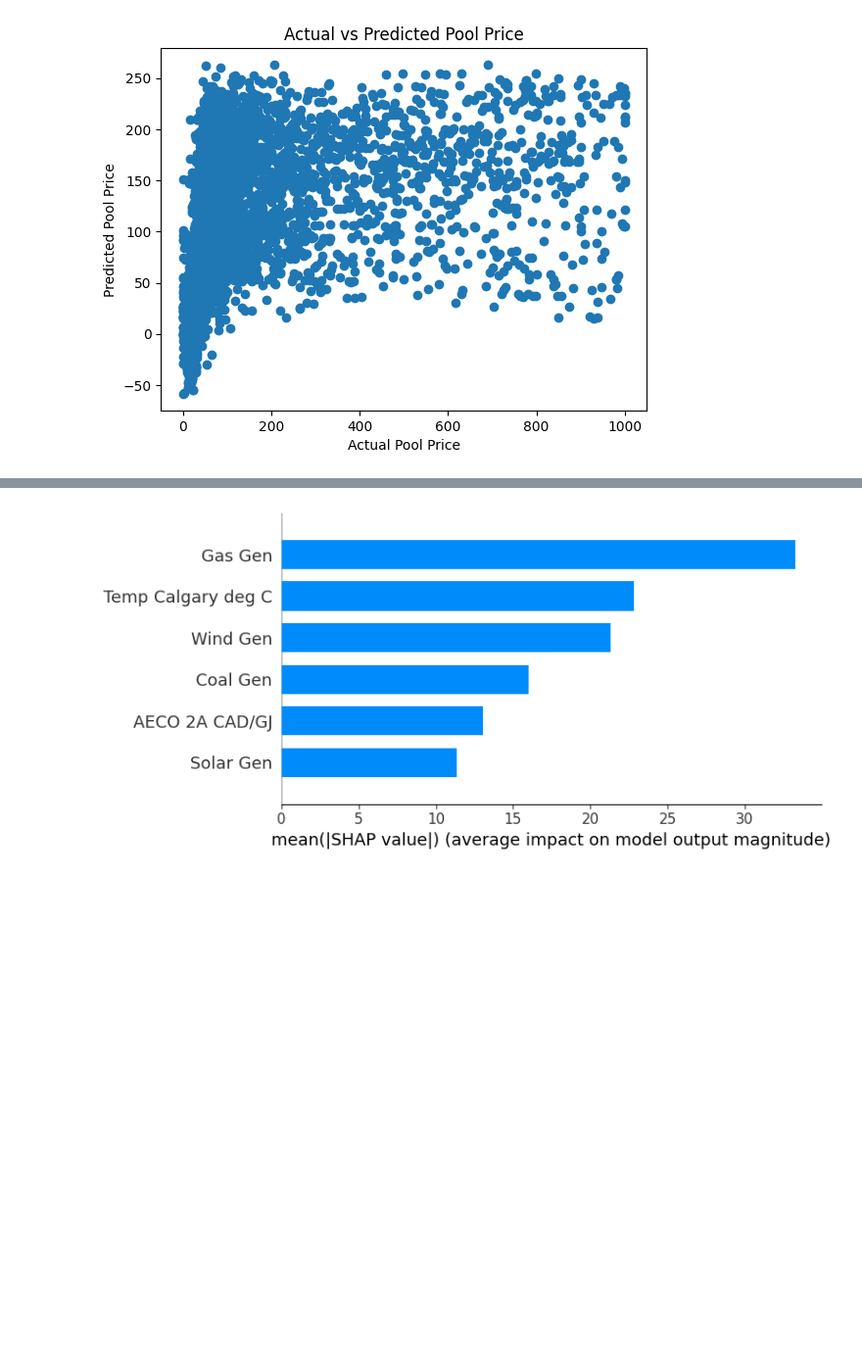
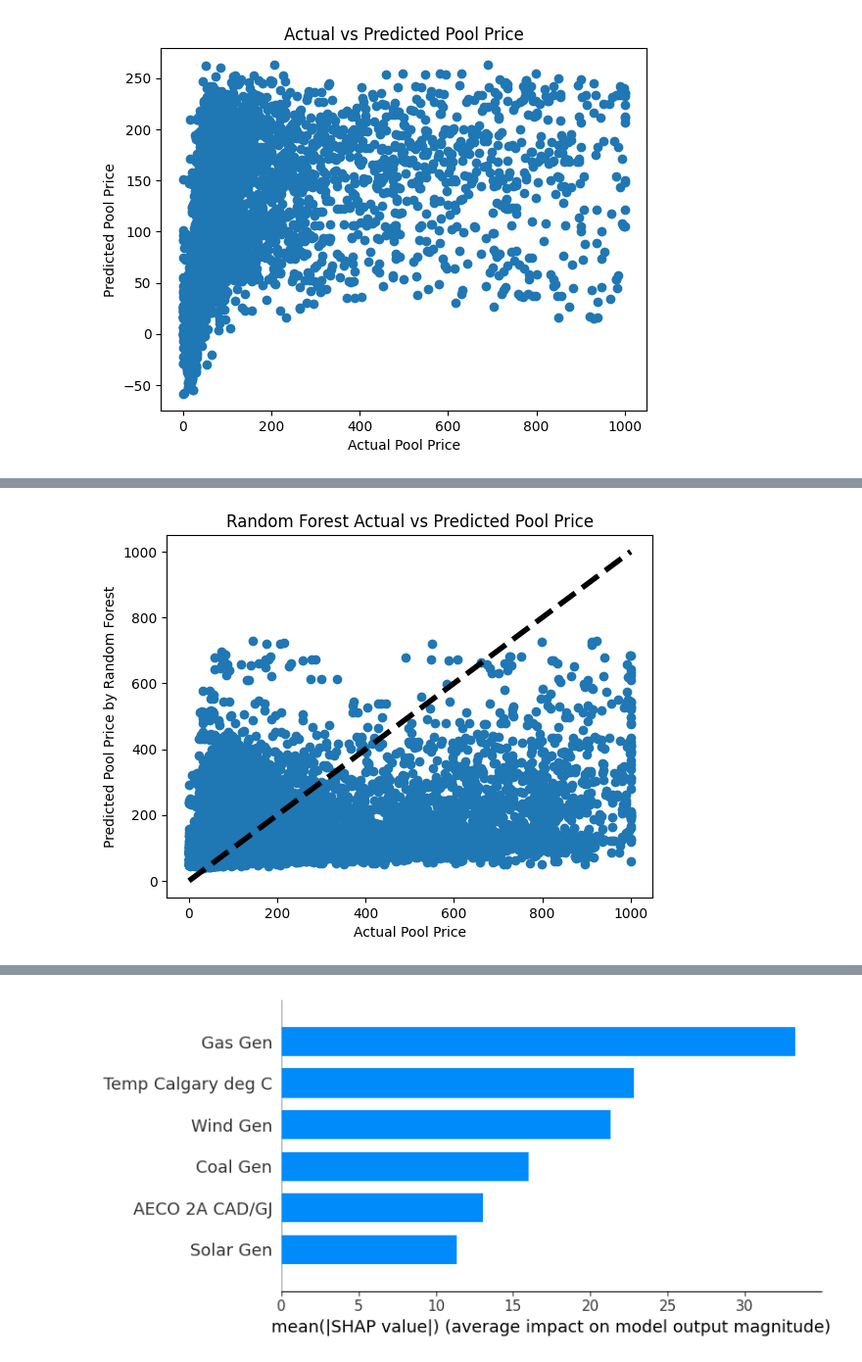
Before and after one commit to gaoqian310/utility_price_forecast, a Jupyter notebook: explortory_analysis_v4.ipynb, the cells around one changed output, grey strips where cells are left out. Shown at 98% size. Drawn from its saved outputs; the diff is of its cells as text; code cells hidden in the pictures; blank space fills up the shorter version.

Commit message:
more models in v4

```diff
--- a/explortory_analysis_v4.ipynb
+++ b/explortory_analysis_v4.ipynb
@@ -136,19 +132,23 @@ R-squared: 0.21010136750370856
 from sklearn.ensemble import RandomForestRegressor
 from sklearn.inspection import permutation_importance
 
+
+# Sort the data by date
+df = data.sort_values(by='Date')
+
 # Handling NaN values using SimpleImputer
 imputer = SimpleImputer(missing_values=np.nan, strategy='mean')
-X_imputed = imputer.fit_transform(data[['Temp Calgary deg C', 'AECO 2A CAD/GJ', 'Coal Gen', 'Gas Gen', 'Solar Gen', 'Wind Gen']])
+X_imputed = imputer.fit_transform(train_data[['Temp Calgary deg C', 'AECO 2A CAD/GJ', 'Coal Gen', 'Gas Gen', 'Solar Gen', 'Wind Gen']])
 
 # Preparing the data for modeling
-X = pd.DataFrame(X_imputed, columns=['Temp Calgary deg C', 'AECO 2A CAD/GJ', 'Coal Gen', 'Gas Gen', 'Solar Gen', 'Wind Gen'])  # independent variables
-y = data['AESO Pool Price CAD/MWh'].dropna()  # dependent variable
-
-# Ensure that the index aligns between X and y after dropping NaN values
-X = X.loc[y.index]
+X = data[['Temp Calgary deg C', 'AECO 2A CAD/GJ', 'Coal Gen', 'Gas Gen', 'Solar Gen', 'Wind Gen']]  # independent variables
+y = data['AESO Pool Price CAD/MWh']  # dependent variable
 
 # Splitting the data into training and testing sets
 X_train, X_test, y_train, y_test = train_test_split(X, y, test_size=0.2, random_state=0)
+
+# Splitting the data into training and testing sets
+#X_train, X_test, y_train, y_test = train_test_split(X, y, test_size=0.2, random_state=0)
 
 # Creating the Random Forest model
 rf_model = RandomForestRegressor(n_estimators=100, random_state=0)
@@ -193,3 +193,73 @@ Wind Gen: 0.1048
 Random Forest Mean Squared Error: 8276.316635547357
 Random Forest R-squared: 0.5027435431854367
 [figure]
+# %%
+from sklearn.ensemble import RandomForestRegressor
+from sklearn.inspection import permutation_importance
+
+
+# Sort the data by date
+df = data.sort_values(by='Date')
+
+# Define date ranges
+start_date_1 = pd.Timestamp('2015-01-01 00:00:00')
+end_date_1 = pd.Timestamp('2021-12-31 23:00:00')
+start_date_2 = pd.Timestamp('2022-01-01 00:00:00')
+end_date_2 = pd.Timestamp('2023-12-31 23:00:00')
+
+# Create masks for slicing
+mask_train = (df['Date'] >= start_date_1) & (df['Date'] <= end_date_1)
+mask_test = (df['Date'] >= start_date_2) & (df['Date'] <= end_date_2)
+
+# Create training and test datasets
+train_data = df[mask_train]
+test_data = df[mask_test]
+
+# Handling NaN values using SimpleImputer
+imputer = SimpleImputer(missing_values=np.nan, strategy='mean')
+X_imputed = imputer.fit_transform(train_data[['Temp Calgary deg C', 'AECO 2A CAD/GJ', 'Coal Gen', 'Gas Gen', 'Solar Gen', 'Wind Gen']])
+
+# Preparing the data for modeling
+X_train = pd.DataFrame(X_imputed, columns=['Temp Calgary deg C', 'AECO 2A CAD/GJ', 'Coal Gen', 'Gas Gen', 'Solar Gen', 'Wind Gen'])  # independent variables
+y_train = train_data['AESO Pool Price CAD/MWh'].dropna()  # dependent variable
+X_test_imputed = imputer.fit_transform(test_data[['Temp Calgary deg C', 'AECO 2A CAD/GJ', 'Coal Gen', 'Gas Gen', 'Solar Gen', 'Wind Gen']])
+X_test = pd.DataFrame(X_test_imputed, columns=['Temp Calgary deg C', 'AECO 2A CAD/GJ', 'Coal Gen', 'Gas Gen', 'Solar Gen', 'Wind Gen'])  # independent variables
+y_test = test_data['AESO Pool Price CAD/MWh'].dropna()  # dependent variable
+
+# Splitting the data into training and testing sets
+#X_train, X_test, y_train, y_test = train_test_split(X, y, test_size=0.2, random_state=0)
+
+# Creating the Random Forest model
+rf_model = RandomForestRegressor(n_estimators=100, random_state=0)
+
+# Training the model
+rf_model.fit(X_train, y_train)
+
+# Making predictions
+y_pred_rf = rf_model.predict(X_test)
+
+# Evaluating the model
+mse_rf = mean_squared_error(y_test, y_pred_rf)
+r2_rf = r2_score(y_test, y_pred_rf)
+
+# Compute permutation importance
+perm_importance = permutation_importance(model, X_test, y_test, n_repeats=10, random_state=0)
+
+# Get feature importances
+feature_importances = perm_importance.importances_mean
+
+# Print feature importances
+for feature, importance in zip(X.columns, feature_importances):
+    print(f'{feature}: {importance:.4f}')
+
+print(f'Random Forest Mean Squared Error: {mse_rf}')
+print(f'Random Forest R-squared: {r2_rf}')
+
+# Plotting the results
+plt.scatter(y_test, y_pred_rf)
+plt.xlabel('Actual Pool Price')
+plt.ylabel('Predicted Pool Price by Random Forest')
+plt.title('Random Forest Actual vs Predicted Pool Price')
+plt.plot([y.min(), y.max()], [y.min(), y.max()], 'k--', lw=4)
+plt.show()
+# %% [output]
@@ -196,3 +274,4 @@ Random Forest R-squared: 0.5027435431854367
+[figure, added]
 # %%
 from sklearn.preprocessing import StandardScaler
 from tensorflow.keras.models import Sequential
```
Also changed, not shown: parts of 12 cells of this notebook.
